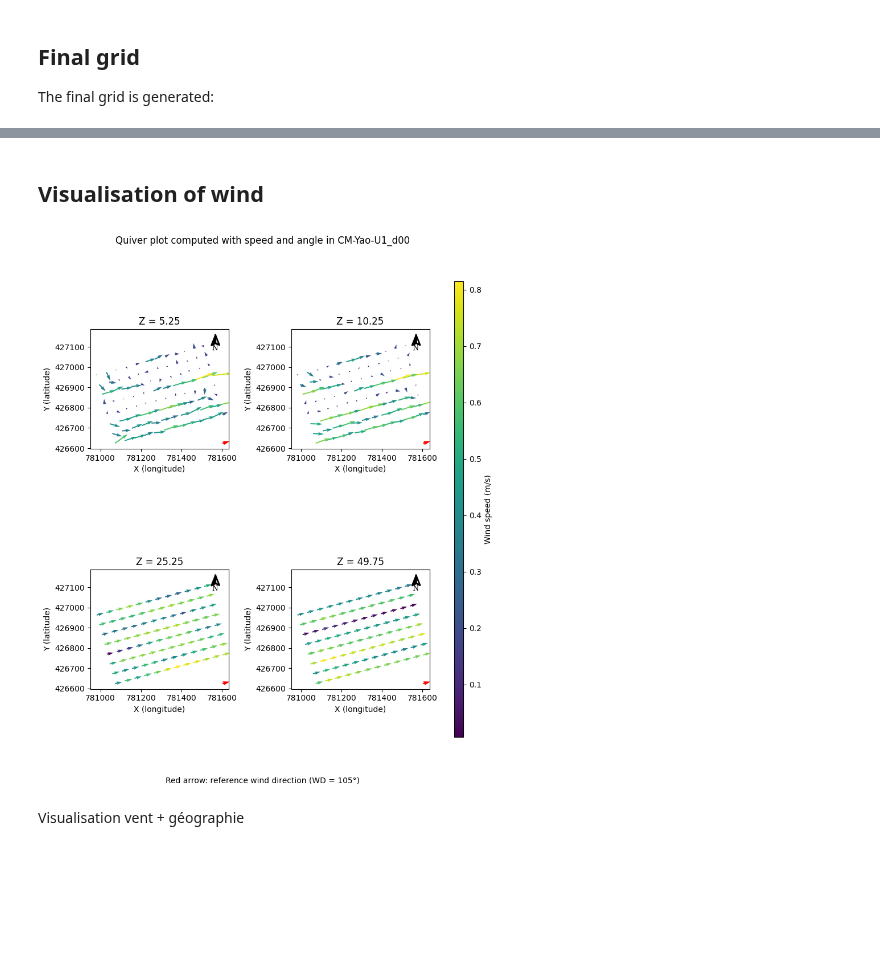
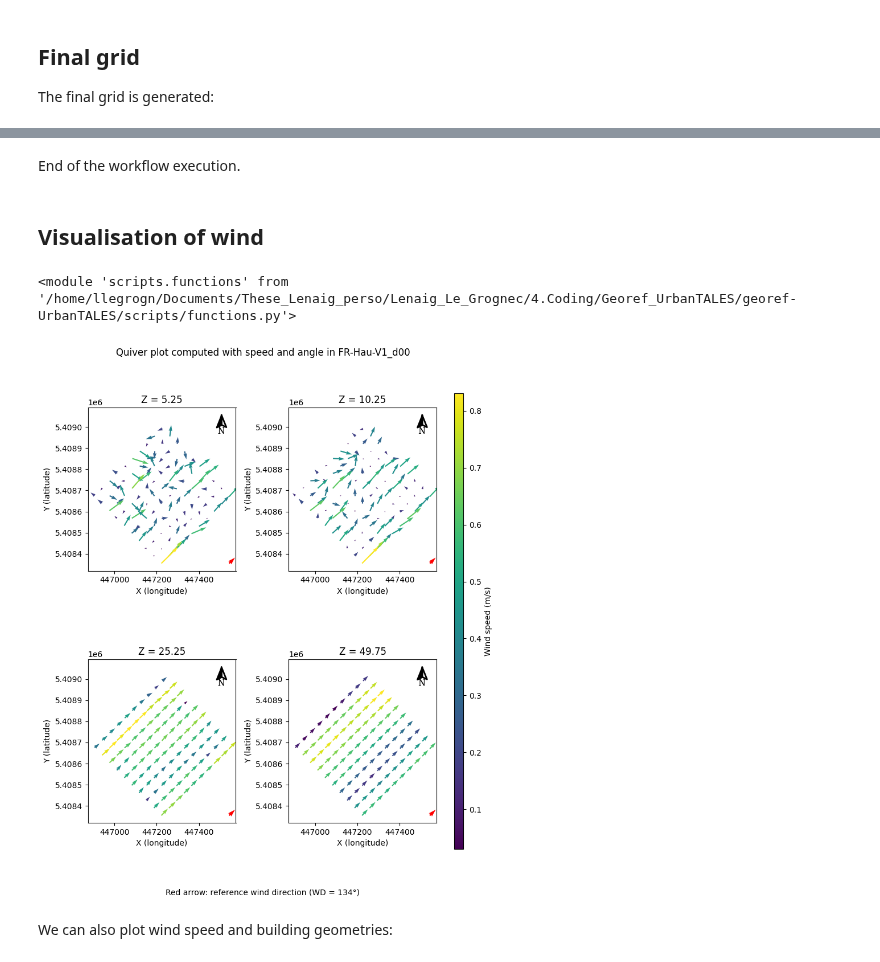
Before and after one commit to Lenaig-LG/georef-UrbanTALES, a Jupyter notebook: pipeline_process.ipynb, the cells around one changed output, grey strips where cells are left out. Cells and saved outputs as stored; diff of their text form; code cells hidden in the pictures; blank space fills up the shorter version.

Commit message:
Code documentation

```diff
--- a/pipeline_process.ipynb
+++ b/pipeline_process.ipynb
@@ -162,8 +193,8 @@ The scenarii have been selected by stratified sampling.
 # %% [markdown]
 Retrieve nc file code with filename :
 # %%
-# filename = filenames_list[0]
-filename = "JP-Tok-V3_d00"
+# filename = scenario_list[0]
+filename = "FR-Hau-V1_d00"
 print(filename)
 nc_code = m.metadata_df["NameI"][m.metadata_df["NameE"] == filename].iloc[0]
 if pd.isna(nc_code) or not str(nc_code).strip():
@@ -639,5 +613,7 @@ Index(['X', 'Y', 'CELL_ID', 'MEAN_W', 'WIND_MEAN_LON', 'WIND_MEAN_LAT',
        'EFFECTIVE_TERRAIN_ROUGHNESS_LENGTH',
        'EFFECTIVE_TERRAIN_ROUGHNESS_CLASS', 'GEOMETRY'],
       dtype='object')
+# %% [markdown]
+End of the workflow execution.
 # %% [markdown]
 ## Visualisation of wind
@@ -658,35 +620,31 @@ from python_code.Base_model import functions as f
+# %%
+reload(fct)
+# %% [output]
+<module 'scripts.functions' from '/home/llegrogn/Documents/These_Lenaig_perso/Lenaig_Le_Grognec/4.Coding/Georef_UrbanTALES/georef-UrbanTALES/scripts/functions.py'>
 # %%
 import numpy as np
 import matplotlib.pyplot as plt
 import geopandas as gpd
 from geo_northarrow import add_north_arrow
 
-gdf = f.open_final_gdf(filename, res_cell=50)
+gdf = fct.open_final_gdf(filename, georef_output=GEOREF_OUTPUT, res_cell=50)
 name_df = filename
 cmap = "viridis"
 
-# Heights
 Z = sorted(gdf["Z"].unique())
 z_list = [Z[10], Z[20], Z[50], Z[99]]
 
-# Reference location
 x0 = gdf["X"].max()
 y0 = gdf["Y"].min()
 ymax = gdf["Y"].max() - 3
 
-# Wind direction (mathematical convention)
 WD = float(gdf["WD_DEG"].iloc[0])
 
-# Figure with reserved space on the right for the colorbar
 fig, axes = plt.subplots(2, 2, figsize=(8, 10))
 axes = axes.flatten()
-
 quiv_for_colorbar = None
-
 for i, z in enumerate(z_list):
     df_z = gdf[gdf["Z"] == z]
-
-    # Main quiver with increased arrow thickness
     Q = axes[i].quiver(
         df_z["X"].values,
         df_z["Y"].values,
@@ -697,13 +655,10 @@ for i, z in enumerate(z_list):
         scale_units="xy",
         scale=None,
         cmap=cmap,
-        width=0.008,  # <-- increased thickness
+        width=0.008,
     )
-
     if quiv_for_colorbar is None:
         quiv_for_colorbar = Q
-
-    # Red arrow for WD
     axes[i].quiver(
         x0,
         y0,
@@ -713,52 +668,43 @@ for i, z in enumerate(z_list):
         angles="xy",
         scale_units="xy",
         scale=None,
-        width=0.01,  # thicker reference arrow
+        width=0.01,
         zorder=15,
     )
-
-    # --- NorthArrow ---
     add_north_arrow(
         axes[i],
         scale=0.75,
         xlim_pos=0.9025,
         ylim_pos=0.965,
         color="#000",
         text_scaler=4,
         text_yT=-1.25,
     )
-
     axes[i].set_title(f"Z = {z}")
     axes[i].set_xlabel("X (longitude)")
     axes[i].set_ylabel("Y (latitude)")
 
-# Remove unused axes
 for j in range(len(z_list), len(axes)):
     fig.delaxes(axes[j])
 
-# --- COLORBAR ON THE FAR RIGHT ---
 cbar_ax = fig.add_axes([0.92, 0.1, 0.02, 0.8])
 cbar = fig.colorbar(quiv_for_colorbar, cax=cbar_ax)
 cbar.set_label("Wind speed (m/s)")
-
-# --- CAPTION BELOW ---
 fig.text(
     0.5,
     0.02,
     f"Red arrow: reference wind direction (WD = {WD:.0f}°)",
     ha="center",
     fontsize=10,
     color="black",
 )
-
 plt.tight_layout(rect=[0, 0.05, 0.9, 0.95])
 plt.suptitle(f"Quiver plot computed with speed and angle in {name_df}", y=0.98)
-
 plt.show()
 # %% [output]
-[figure, old version]
+[figure, new version]
 # %% [markdown]
-Visualisation vent + géographie
+We can also plot wind speed and building geometries:
 # %%
 import matplotlib.pyplot as plt
 import matplotlib as mpl
```
Also changed, not shown: parts of 55 cells of this notebook, 28 other files.
